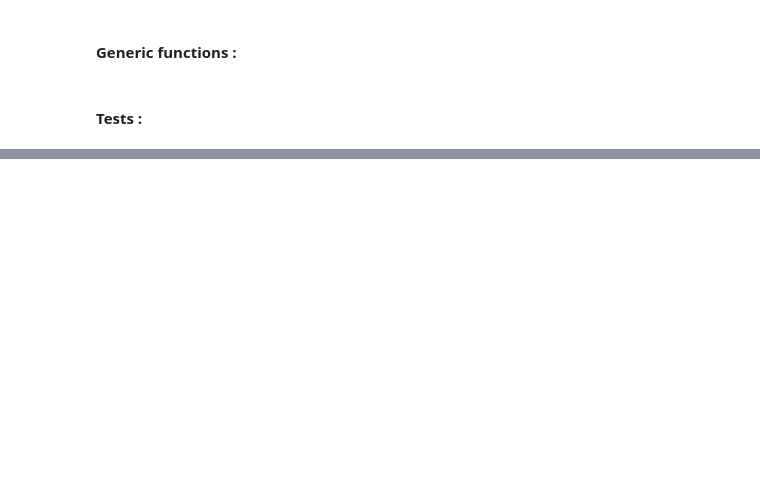
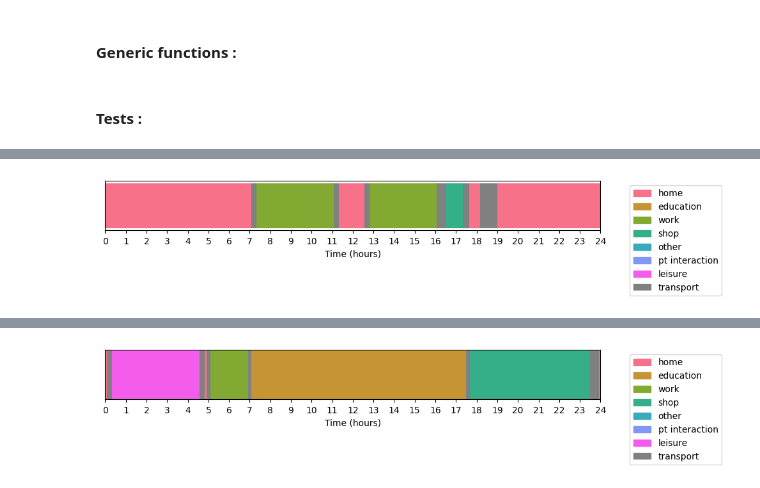
Before and after one commit to phellich/scheduling, a Jupyter notebook: postprocessing.ipynb, the cells around one changed output, grey strips where cells are left out. Saved outputs shown, nothing was run; the diff lists cells and outputs as text; code cells hidden in the pictures; blank space fills up the shorter version.

```diff
--- a/postprocessing.ipynb
+++ b/postprocessing.ipynb
@@ -115,0 +211,17 @@ print_schedule(activity_vaud, individual_id)
+# %%
+df['start'] = df['start'].apply(minutes_to_time2)
+df['duration'] = df['duration'].apply(minutes_to_time2)
+df['time'] = df['time'].apply(minutes_to_time2)
+# df.head()
+# %%
+filtered_df = filter_and_sort_activities(df)
+# filtered_df.head()
+# %%
+filtered_df['end_time'] = filtered_df.apply(calculate_end_time, axis=1)
+# filtered_df.head()
+# %%
+schedule_postprocessed = reorder_df(filtered_df)
+# schedule_postprocessed.head()
+# %%
+compare_individual_schedules(activity_vaud, schedule_postprocessed, 7120345)
+# %% [output]
@@ -115,0 +238 @@ print_schedule(activity_vaud, individual_id)
+[figure, added]
@@ -115,0 +250 @@ print_schedule(activity_vaud, individual_id)
+[figure, added]
```
Also changed, not shown: parts of 15 cells of this notebook, 5 other files.
